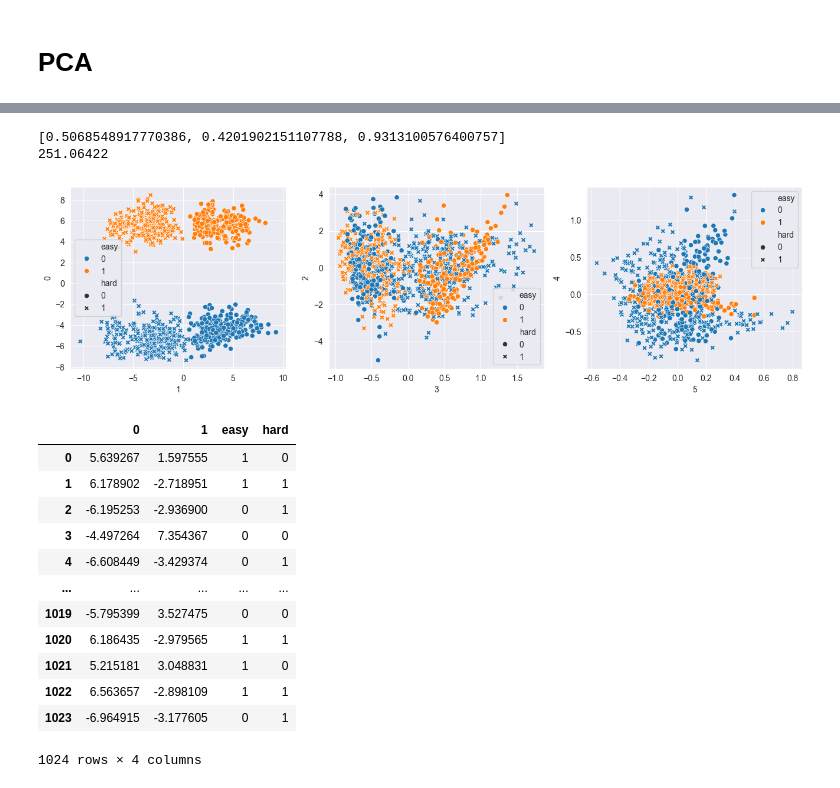
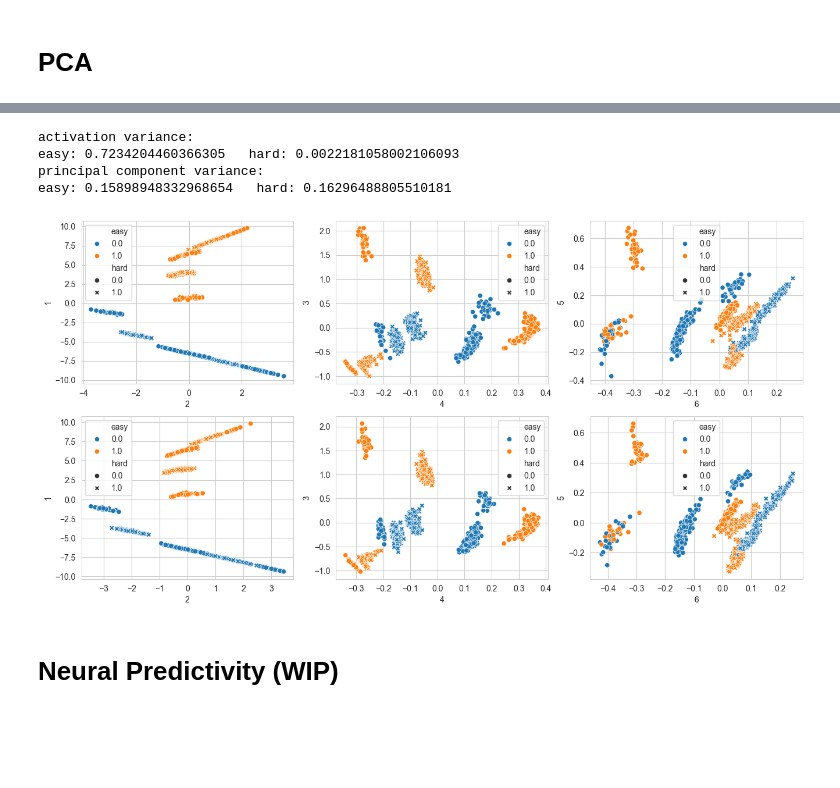
Before and after one commit to mayft/factorized-neural-predictivity, a Jupyter notebook: easy_vs_hard_feature_bias.ipynb, the cells around one changed output, grey strips where cells are left out. Cells and saved outputs as stored; diff of their text form; code cells hidden in the pictures; blank space fills up the shorter version.

```diff
--- a/easy_vs_hard_feature_bias.ipynb
+++ b/easy_vs_hard_feature_bias.ipynb
@@ -331,13 +331,0 @@ print(tot)
-# %%
-scs, tot = analyze_rep_var_explained(at.detach().numpy(),p.detach().numpy(),at2.detach().numpy(),p2.detach().numpy())
-print(scs)
-print(tot)
-# %% [output]
-[0.5068548917770386, 0.4201902151107788, 0.9313100576400757]
-251.06422
-# %%
-a= at.detach().numpy()
-
-act = (a-np.mean(a))/np.std(a)
-pca = PCA(n_components=6,svd_solver='full')
-pcs = pca.fit_transform(act)
@@ -353,24 +332,38 @@ d=pc
+# %%
+def pca(model, n=2):
+    data = make_dataset(features=['linear', 'xor_xor_xor'], num_samples=2*TEST_DATASET_SIZE, input_unit_size=16, seed=1234)
+    x = torch.tensor(data['inputs'],device='cpu',dtype=torch.float)
+    model.eval()
+    outputs,activations = model(x)
+    fit_pcs,fit_labels,test_pcs,test_labels = to_pcs(activations[:TEST_DATASET_SIZE].detach().numpy(),data['labels'][:TEST_DATASET_SIZE],activations[TEST_DATASET_SIZE:].detach().numpy(),data['labels'][TEST_DATASET_SIZE:], n=n)
+
+    pc_scs, pc_tot = analyze_rep_var_explained(fit_pcs,data['labels'][:TEST_DATASET_SIZE],test_pcs,data['labels'][TEST_DATASET_SIZE:])
+    scs, tot = analyze_rep_var_explained(activations[:TEST_DATASET_SIZE].detach().numpy(),data['labels'][:TEST_DATASET_SIZE],activations[TEST_DATASET_SIZE:].detach().numpy(),data['labels'][TEST_DATASET_SIZE:])
+
+    train = pd.DataFrame(np.concatenate([fit_pcs,fit_labels],axis=1),columns=[i+1 for i in range(n)]+['easy','hard'])
+    test = pd.DataFrame(np.concatenate([test_pcs,test_labels],axis=1),columns=[i+1 for i in range(n)]+['easy','hard'])
+    return train, test,(pc_scs,pc_tot,scs,tot)
+# %%
+model = MLP(layer_sizes=[32, 256, 128, 64, 64, 2])
+model.load_state_dict(torch.load('models/multiseed-0.pt'))
+
+pcs=pca(model,n=6)
+print(f'activation variance:\neasy: {pcs[2][2][0]}   hard: {pcs[2][2][1]}\nprincipal component variance:\neasy: {pcs[2][0][0]}   hard: {pcs[2][0][1]}')
+# %% [output]
+activation variance:
+easy: 0.7234204460366305   hard: 0.0022181058002106093
+principal component variance:
+easy: 0.15898948332968654   hard: 0.16296488805510181
 # %%
-fig, axs = plt.subplots(ncols=3, figsize=(16,4))
-sns.scatterplot(data=d,x=1,y=0,hue='easy',style='hard',ax=axs[0])
-sns.scatterplot(data=d,x=3,y=2,hue='easy',style='hard',ax=axs[1])
-sns.scatterplot(data=d,x=5,y=4,hue='easy',style='hard',ax=axs[2])
+fig, axs = plt.subplots(ncols=3,nrows=2, figsize=(16,8))
+sns.scatterplot(data=pcs[0],x=2,y=1,hue='easy',style='hard',ax=axs[0,0])
+sns.scatterplot(data=pcs[0],x=4,y=3,hue='easy',style='hard',ax=axs[0,1])
+sns.scatterplot(data=pcs[0],x=6,y=5,hue='easy',style='hard',ax=axs[0,2])
+sns.scatterplot(data=pcs[1],x=2,y=1,hue='easy',style='hard',ax=axs[1,0])
+sns.scatterplot(data=pcs[1],x=4,y=3,hue='easy',style='hard',ax=axs[1,1])
+sns.scatterplot(data=pcs[1],x=6,y=5,hue='easy',style='hard',ax=axs[1,2])
 plt.show()
 # %% [output]
-[figure, old version]
+[figure, new version]
-# %%
-d[[0,1,'easy','hard']]
-# %% [output]
-|  | 0 | 1 | easy | hard |
-| 0 | 5.639267 | 1.597555 | 1 | 0 |
-| 1 | 6.178902 | -2.718951 | 1 | 1 |
-| 2 | -6.195253 | -2.936900 | 0 | 1 |
-| 3 | -4.497264 | 7.354367 | 0 | 0 |
-| 4 | -6.608449 | -3.429374 | 0 | 1 |
-| ... | ... | ... | ... | ... |
-| 1019 | -5.795399 | 3.527475 | 0 | 0 |
-| 1020 | 6.186435 | -2.979565 | 1 | 1 |
-| 1021 | 5.215181 | 3.048831 | 1 | 0 |
-| 1022 | 6.563657 | -2.898109 | 1 | 1 |
-| 1023 | -6.964915 | -3.177605 | 0 | 1 |
-1024 rows × 4 columns
+# %% [markdown]
+# Neural Predictivity (WIP)
```
Also changed, not shown: parts of 38 cells of this notebook, 39 other files.
